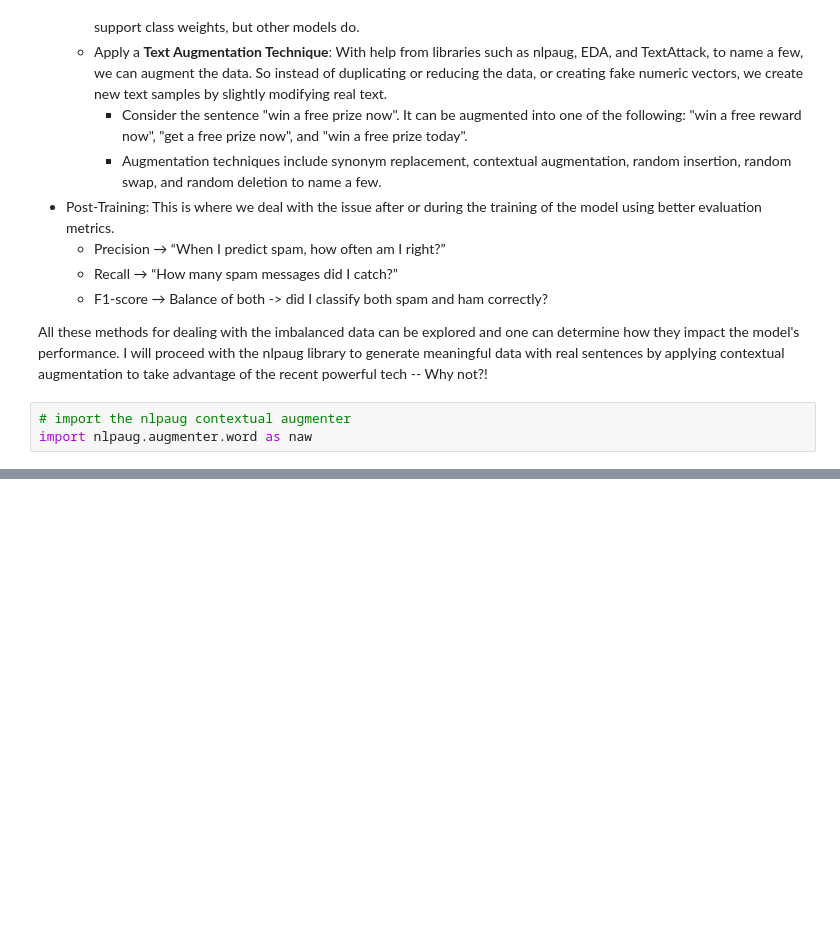
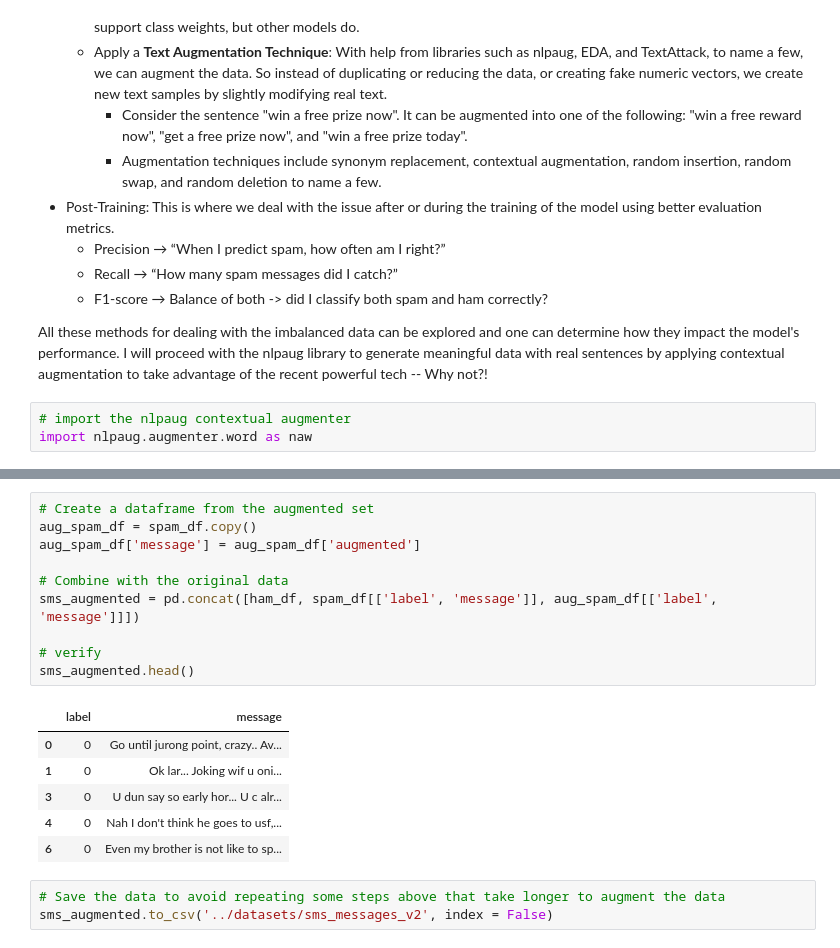
Before and after one commit to Isaacdvs2/Data-Science-AI-ML-, a Jupyter notebook: NLP/NLTK.ipynb, the cells around one changed output, grey strips where cells are left out. Drawn from its saved outputs; the diff is of its cells as text; blank space fills up the shorter version.

```diff
--- a/NLP/NLTK.ipynb
+++ b/NLP/NLTK.ipynb
@@ -256,0 +288,20 @@ To support symlinks on Windows, you either need to activate Developer Mode or to
+# %%
+# Create a dataframe from the augmented set
+aug_spam_df = spam_df.copy()
+aug_spam_df['message'] = aug_spam_df['augmented']
+
+# Combine with the original data
+sms_augmented = pd.concat([ham_df, spam_df[['label', 'message']], aug_spam_df[['label', 'message']]])
+
+# verify
+sms_augmented.head()
+# %% [output]
+|  | label | message |
+| 0 | 0 | Go until jurong point, crazy.. Av... |
+| 1 | 0 | Ok lar... Joking wif u oni... |
+| 3 | 0 | U dun say so early hor... U c alr... |
+| 4 | 0 | Nah I don't think he goes to usf,... |
+| 6 | 0 | Even my brother is not like to sp... |
+# %%
+# Save the data to avoid repeating some steps above that take longer to augment the data
+sms_augmented.to_csv('../datasets/sms_messages_v2', index = False)
```
Also changed, not shown: parts of 11 cells of this notebook.
